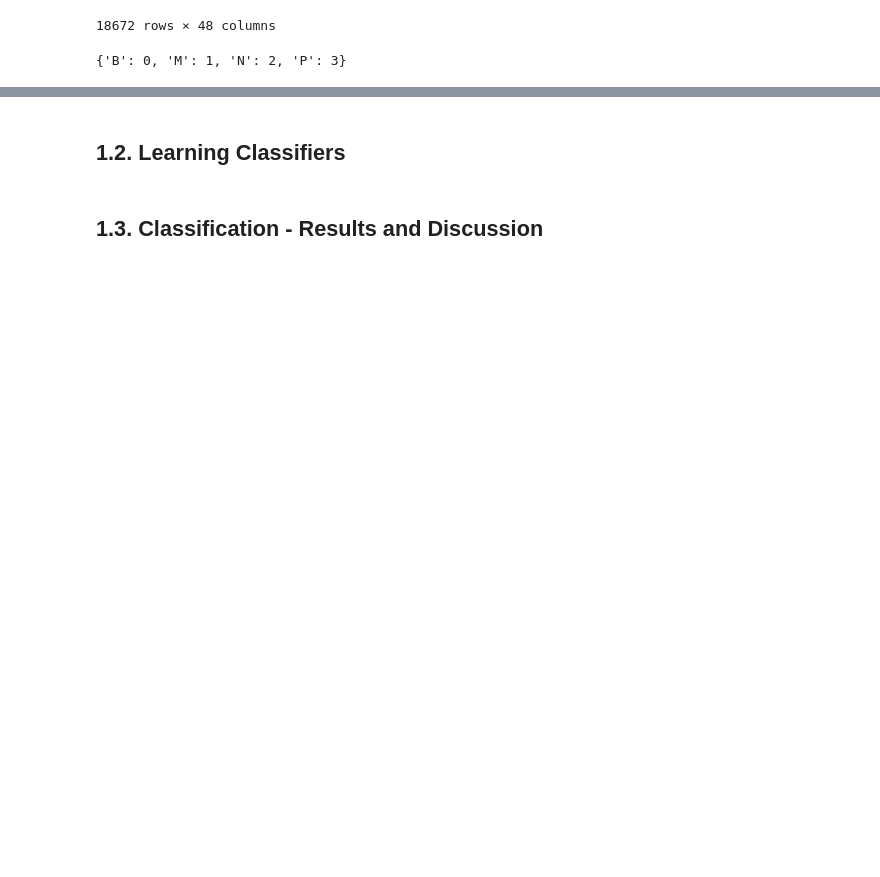
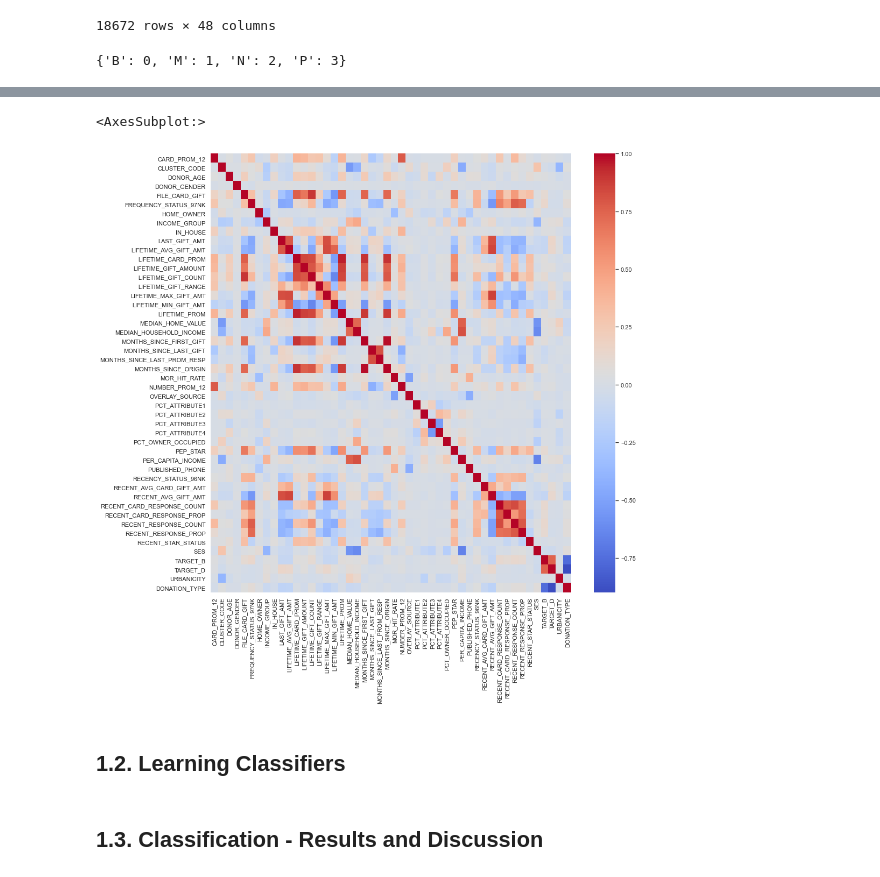
Before and after one commit to F-Madruga/Donation_Dataset_Predictions_FCUL, a Jupyter notebook: AA_202021_Project.ipynb, the cells around one changed output, grey strips where cells are left out. Saved outputs shown, nothing was run; the diff lists cells and outputs as text; code cells hidden in the pictures; blank space fills up the shorter version.

```diff
--- a/AA_202021_Project.ipynb
+++ b/AA_202021_Project.ipynb
@@ -597,3 +600,9 @@ show_balance(df, 'DONATION_TYPE')
+# %%
+plt.figure(figsize=(15, 15))
+sns.heatmap(df.corr(), cmap="coolwarm")
+# %% [output]
+<AxesSubplot:>
+[figure, added]
 # %% [markdown]
 ## 1.2. Learning Classifiers
 # %%
```
Also changed, not shown: parts of 41 cells of this notebook.
